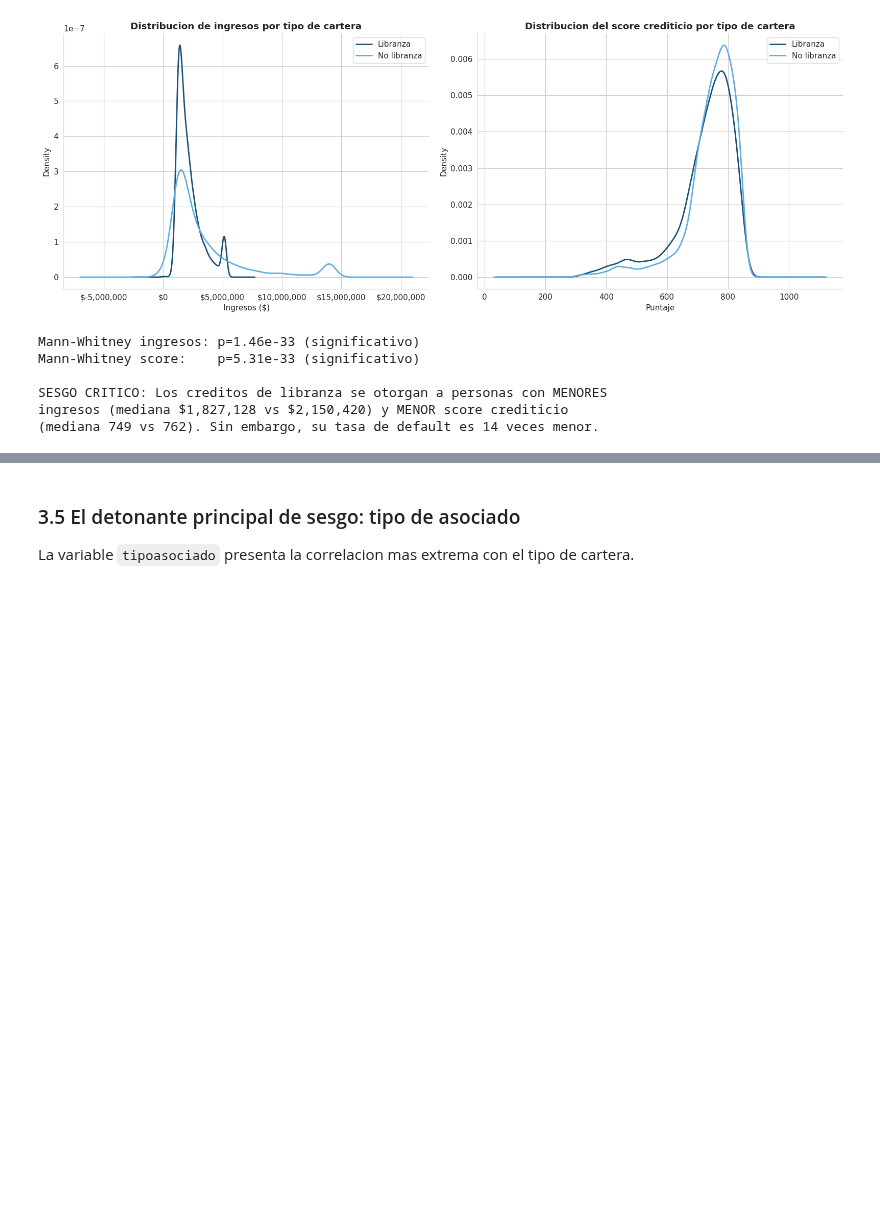
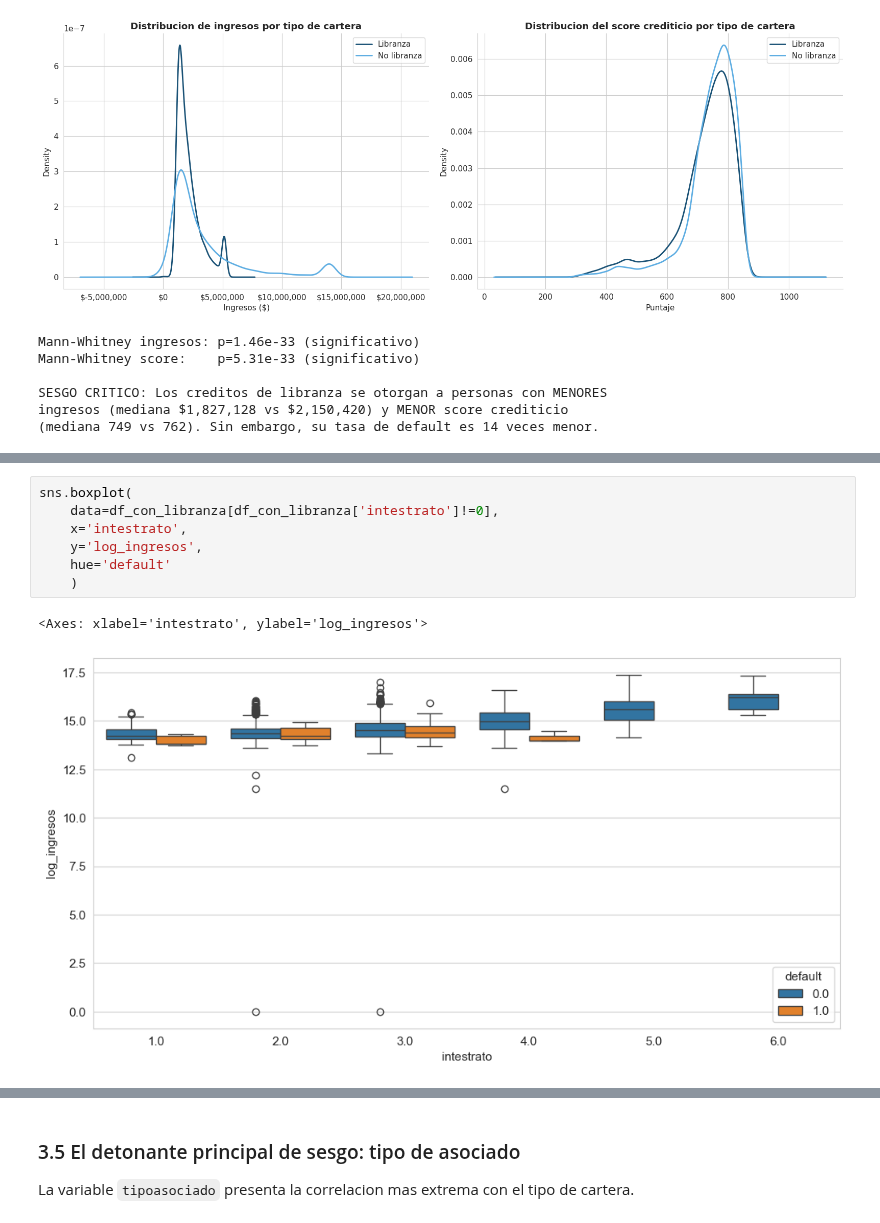
Before and after one commit to jhquiza/proyecto-riesgos, a Jupyter notebook: créditos negados y aprobados/Analisis_Integral_Sesgo_Correlaciones_Trayectoria (1).ipynb, the cells around one changed output, grey strips where cells are left out. Saved outputs shown, nothing was run; the diff lists cells and outputs as text; blank space fills up the shorter version.

```diff
--- a/créditos negados y aprobados/Analisis_Integral_Sesgo_Correlaciones_Trayectoria (1).ipynb
+++ b/créditos negados y aprobados/Analisis_Integral_Sesgo_Correlaciones_Trayectoria (1).ipynb
@@ -249,0 +482,10 @@ ingresos (mediana $1,827,128 vs $2,150,420) y MENOR score crediticio
+# %%
+sns.boxplot(
+    data=df_con_libranza[df_con_libranza['intestrato']!=0],
+    x='intestrato',
+    y='log_ingresos',
+    hue='default'
+    )
+# %% [output]
+<Axes: xlabel='intestrato', ylabel='log_ingresos'>
+[figure, added]
```
Also changed, not shown: parts of 22 cells of this notebook.
